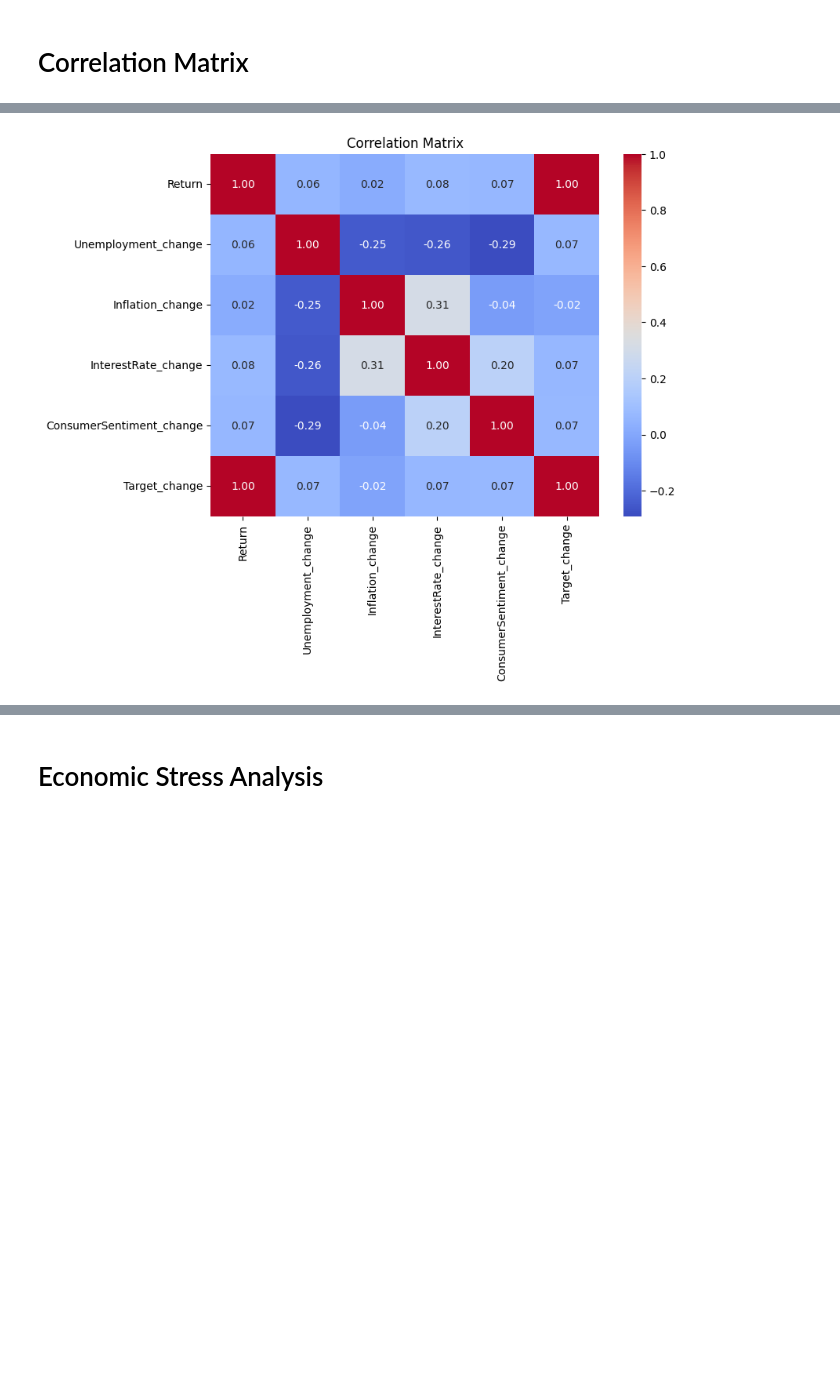
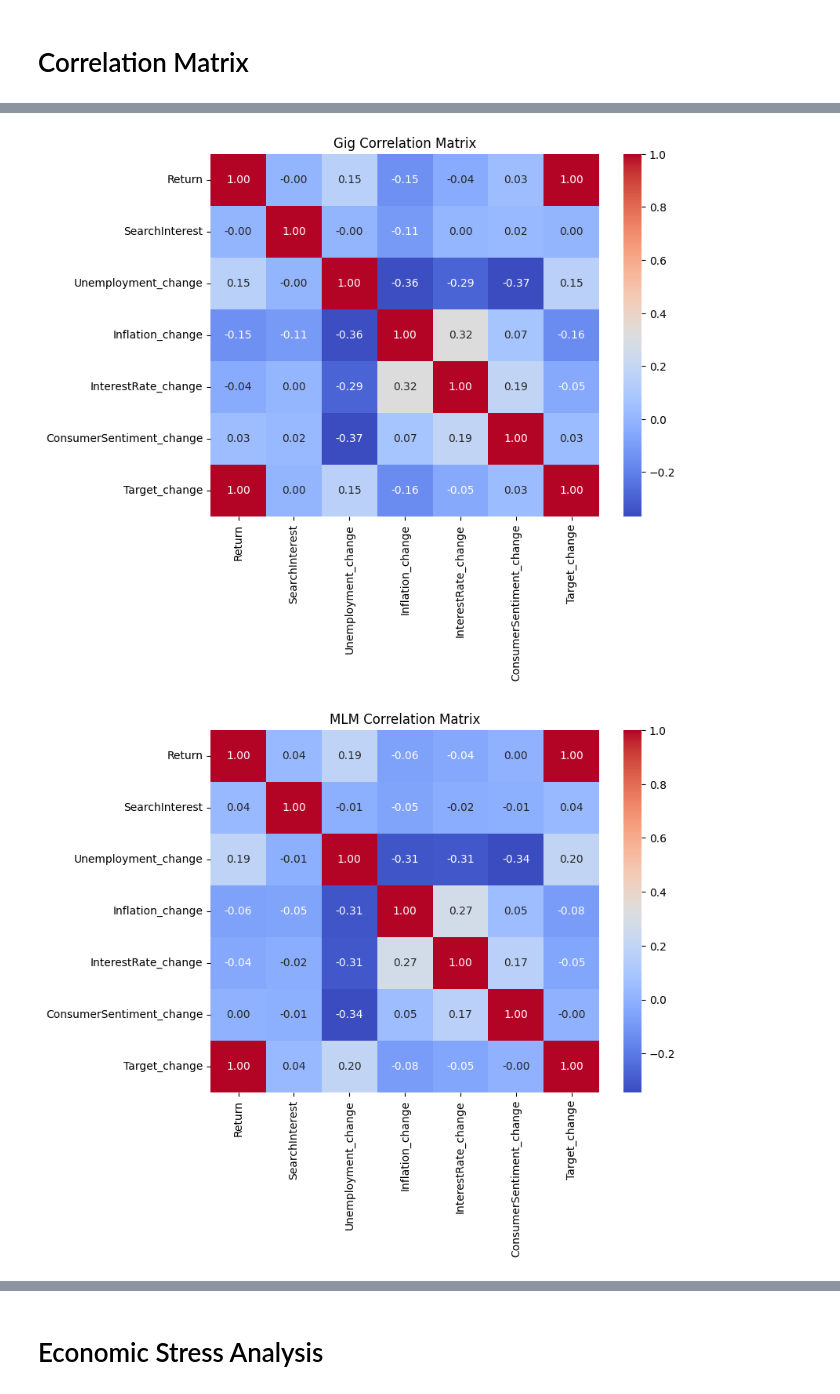
Before and after one commit to milleau98/2026-gig-data-analysis, a Jupyter notebook: notebooks/data-analyses/correlation_analyses.ipynb, the cells around one changed output, grey strips where cells are left out. Saved outputs shown, nothing was run; the diff lists cells and outputs as text; code cells hidden in the pictures; blank space fills up the shorter version.

```diff
--- a/notebooks/data-analyses/correlation_analyses.ipynb
+++ b/notebooks/data-analyses/correlation_analyses.ipynb
@@ -129,12 +153,21 @@ df.head()
 # %%
 # Create CompanyType Column to split gig/MLM and SP500 Companies
 gig_companies = ['Uber','Lyft','DoorDash','Instacart','Grubhub','Fiverr','Upwork',
-                 'Herbalife','Primerica','Tupperware','Avon','Etsy','Shopify','Udemy',
-                 'Nu skin', 'USANA']
+                 'Etsy','Shopify','Udemy',
+                 ]
 
-df['CompanyType'] = df['company'].apply(
-    lambda x: 'Gig/MLM' if x in gig_companies else 'S&P500'
-)
+mlm_companies = ['Herbalife','Primerica','Tupperware','Avon','Nu skin', 'USANA']
+
+def company_type(company):
+    if company in gig_companies:
+        return 'Gig'
+    elif company in mlm_companies:
+        return 'MLM'
+    else:
+        return 'SP500'
+
+df['CompanyType'] = df['company'].apply(company_type)
+
 
 df.head()
 # %% [output]
@@ -202,33 +241,36 @@ print(summary_table)
 # %%
 import seaborn as sns
 import matplotlib.pyplot as plt
 
 # -------------------------------
-# Select the relevant columns
+# Set up Groups
+groups = ['Gig', 'MLM']
 # -------------------------------
 # Adjust column names to match your dataset
 cols_to_corr = [
     'Return',
+    'SearchInterest',
     'Unemployment_change',
     'Inflation_change',
     'InterestRate_change',
     'ConsumerSentiment_change',
     'Target_change'
 ]
-
-corr_df = df[cols_to_corr].dropna()  # remove rows with missing values
-
 # -------------------------------
 # Compute correlation matrix
 # -------------------------------
-corr_matrix = corr_df.corr()
+for g in groups:
+  temp=df[df['CompanyType']== g]
+  corr=temp[cols_to_corr].dropna().corr() # remove rows with missing values
+
 
 # -------------------------------
 # Plot heatmap
 # -------------------------------
-plt.figure(figsize=(8,6))
-sns.heatmap(corr_matrix, annot=True, fmt=".2f", cmap='coolwarm')
-plt.title("Correlation Matrix")
-plt.show()
+  plt.figure(figsize=(8,6))
+  sns.heatmap(corr, annot=True, fmt=".2f", cmap='coolwarm')
+  plt.title(f"{g} Correlation Matrix")
+  plt.show()
 # %% [output]
-[figure, old version]
+[figure, new version]
+[figure, added]
```
Also changed, not shown: parts of 17 cells of this notebook.
